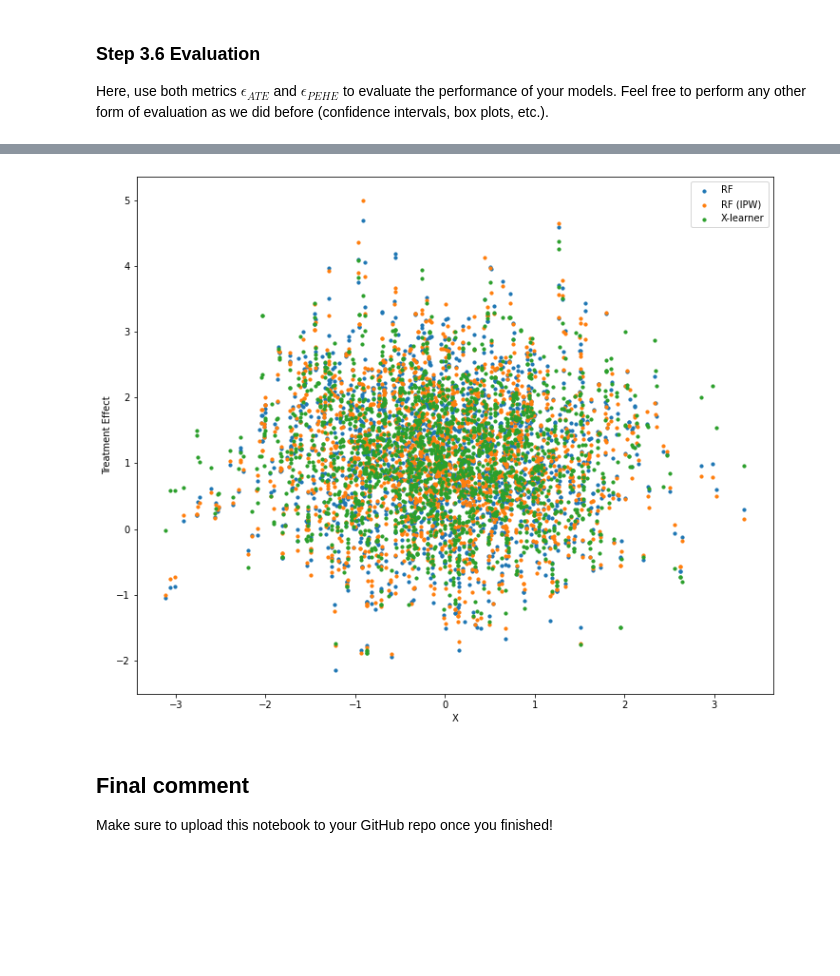
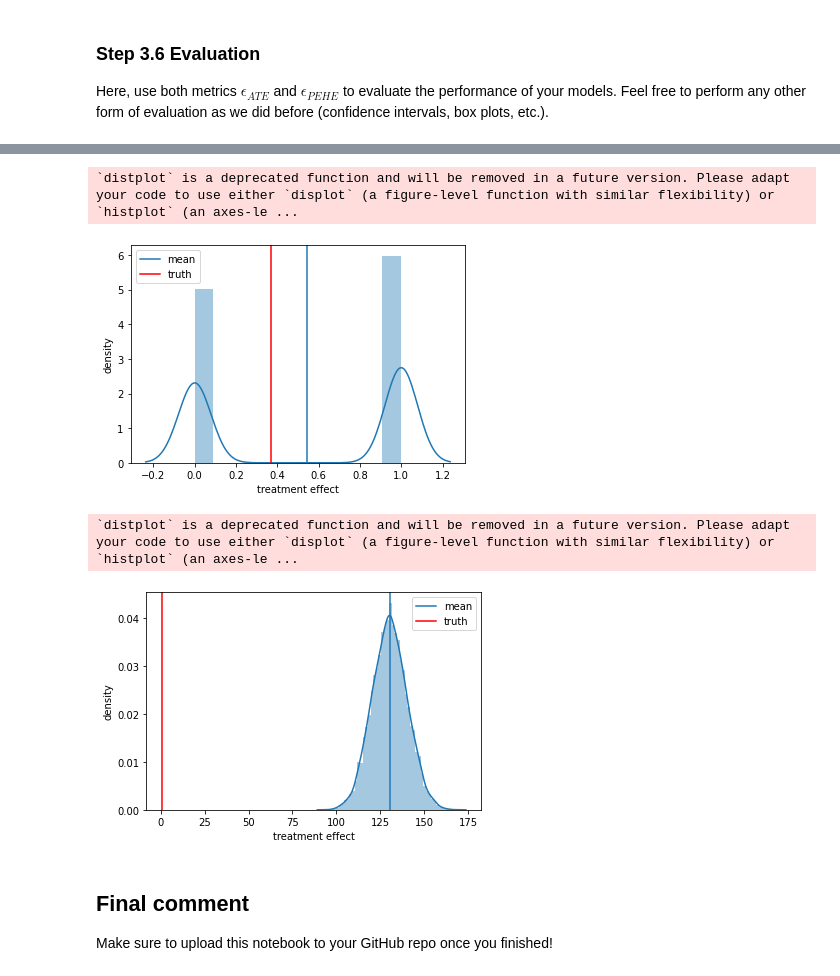
Before and after one commit to FarhinaMirza/CE888, a Jupyter notebook: Causal_Inference.ipynb, the cells around one changed output, grey strips where cells are left out. Saved outputs shown, nothing was run; the diff lists cells and outputs as text; code cells hidden in the pictures; blank space fills up the shorter version.

```diff
--- a/Causal_Inference.ipynb
+++ b/Causal_Inference.ipynb
@@ -751,12 +751,0 @@ plt.show()
-# %%
-plt.figure(figsize=(12, 10))
-m_size = 10
-plt.scatter(x_test, rf1_te_test, label="RF", s=m_size)
-plt.scatter(x_test, rf1_ipsw_te_test, label="RF (IPW)", s=m_size)
-plt.scatter(x_test, xl_te_test, label="X-learner", s=m_size)
-plt.xlabel('X')
-plt.ylabel('Treatment Effect')
-plt.legend()
-plt.show()
-# %% [output]
-[figure, removed]
@@ -763,3 +754,23 @@ plt.show()
+# %%
+ax = sns.distplot(T)
+ax.set_xlabel('treatment effect')
+ax.set_ylabel('density')
+plt.axvline(np.mean(T), label='mean')
+plt.axvline(np.exp(-1), color='r', label='truth')
+plt.legend();
+# %% [output]
+`distplot` is a deprecated function and will be removed in a future version. Please adapt your code to use either `displot` (a figure-level function with similar flexibility) or `histplot` (an axes-le ...
+[figure, added]
+# %%
+ax = sns.distplot(Y)
+ax.set_xlabel('treatment effect')
+ax.set_ylabel('density')
+plt.axvline(np.mean(Y), label='mean')
+plt.axvline(np.exp(-1), color='r', label='truth')
+plt.legend();
+# %% [output]
+`distplot` is a deprecated function and will be removed in a future version. Please adapt your code to use either `displot` (a figure-level function with similar flexibility) or `histplot` (an axes-le ...
+[figure, added]
 # %% [markdown]
 ## Final comment
 
```
Also changed, not shown: parts of 12 cells of this notebook.
